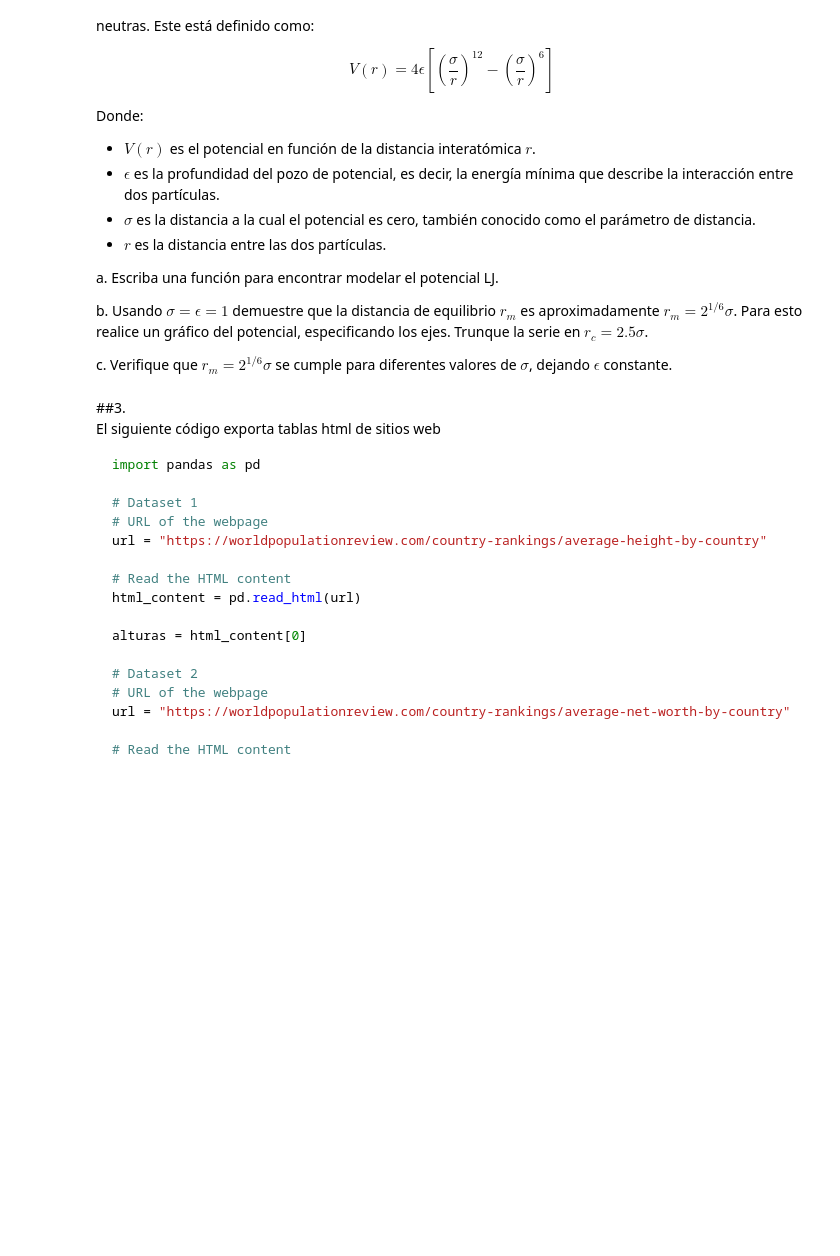
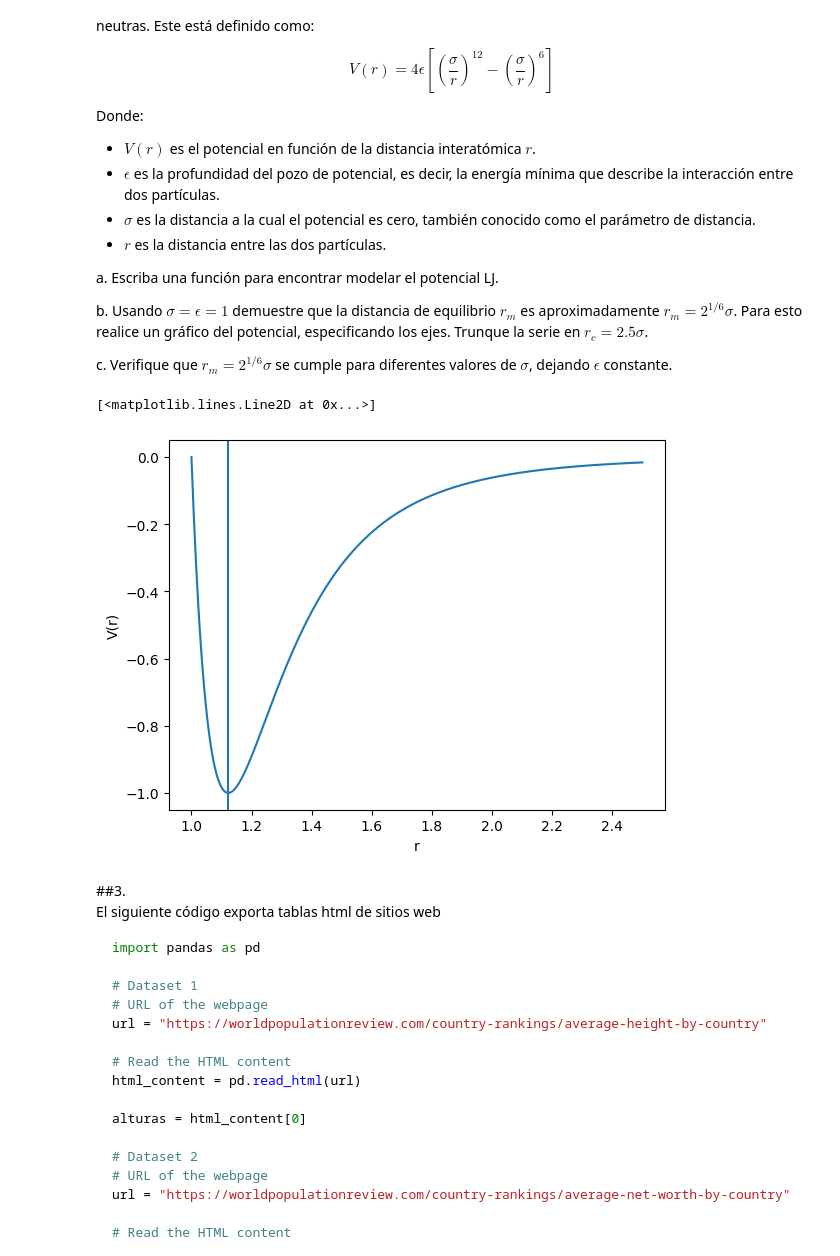
Before and after one commit to martin-calvo/MetodosComputacionales1012, a Jupyter notebook: Students/Arthur_1047/Tareas/Actividad02_Librerias.ipynb, the cells around one changed output. Drawn from its saved outputs; the diff is of its cells as text; code cells hidden in the pictures; blank space fills up the shorter version.

```diff
--- a/Students/Arthur_1047/Tareas/Actividad02_Librerias.ipynb
+++ b/Students/Arthur_1047/Tareas/Actividad02_Librerias.ipynb
@@ -62,6 +62,26 @@ b. Usando $\sigma = \epsilon = 1$ demuestre que la distancia de equilibrio $r_m$
 
 
 c. Verifique que $r_m = 2^{1/6}\sigma$ se cumple para diferentes valores de $\sigma$, dejando $\epsilon$ constante.
+# %%
+import sympy as sp
+E = 1
+sigma = 1
+
+Vr = lambda x:4*E*((sigma/x)**12-(sigma/x)**6)
+x = np.linspace(1,2.5*sigma,600)
+#La derivada es 4a*((6*sigma**2/x**2)-(12*sigma**12)/m**13
+#Los valores en los que la funcion es 0 son precisamente en 2**(1/6)*sigma, esto se puede ver en el gráfico
+#Para encontrar estos valores numéricamente, requeriría derivadas y métodos para encontrar los ceros de una función,
+#que hasta esta actividad del curso, no se han tratado, por tanto, lo que se puede hacer es notar gráficamente que este
+#valor (2**(1/6)*sigma) pasa, en efecto, por un mínimo local
+
+plt.axvline(x=(2**(1/6))*sigma)
+plt.xlabel("r")
+plt.ylabel("V(r)")
+plt.plot(x,Vr(x))
+# %% [output]
+[<matplotlib.lines.Line2D at 0x...>]
+[figure, added]
 # %% [markdown]
 ##3.
 El siguiente código exporta tablas html de sitios web
```
Also changed, not shown: parts of 2 cells of this notebook.
